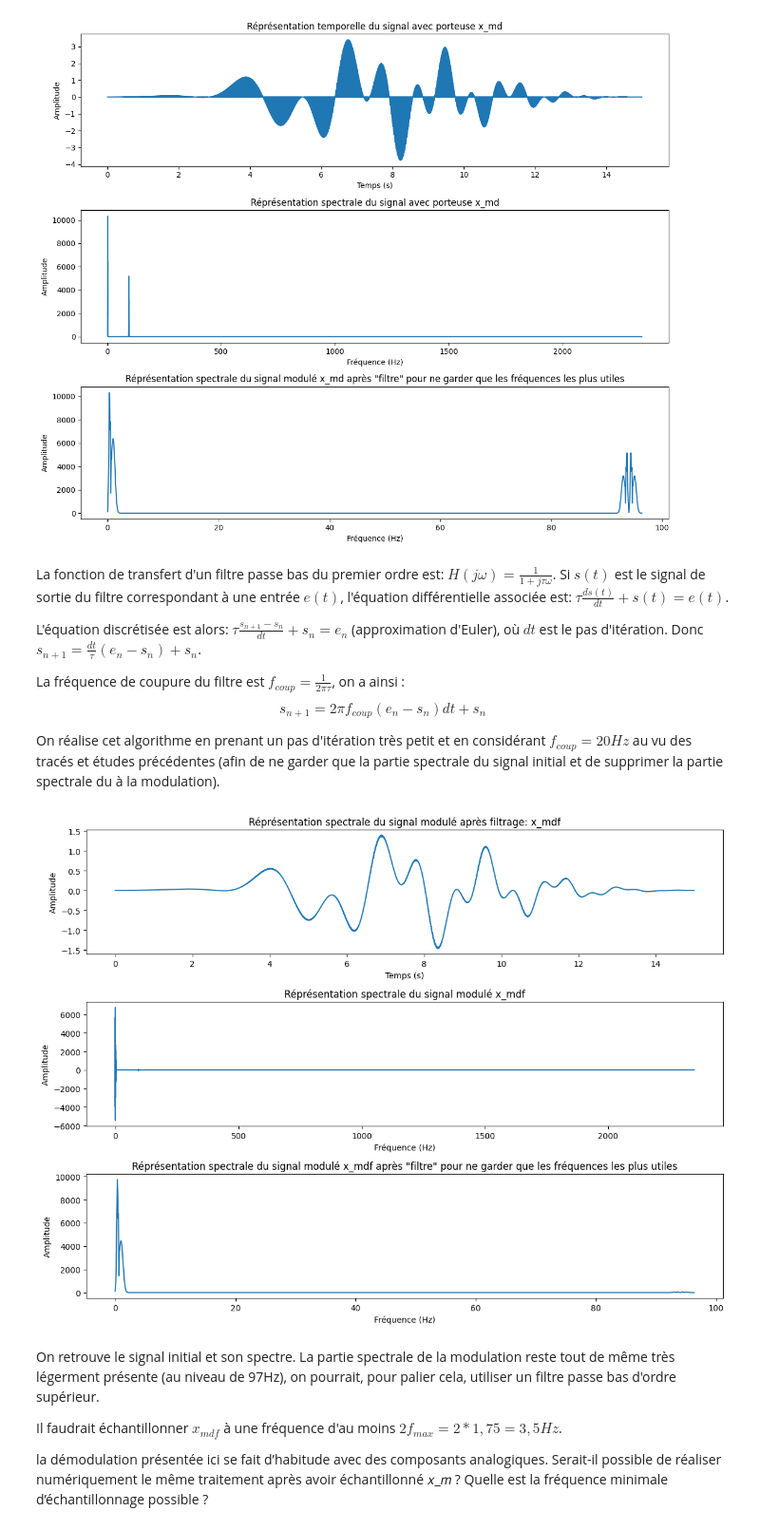
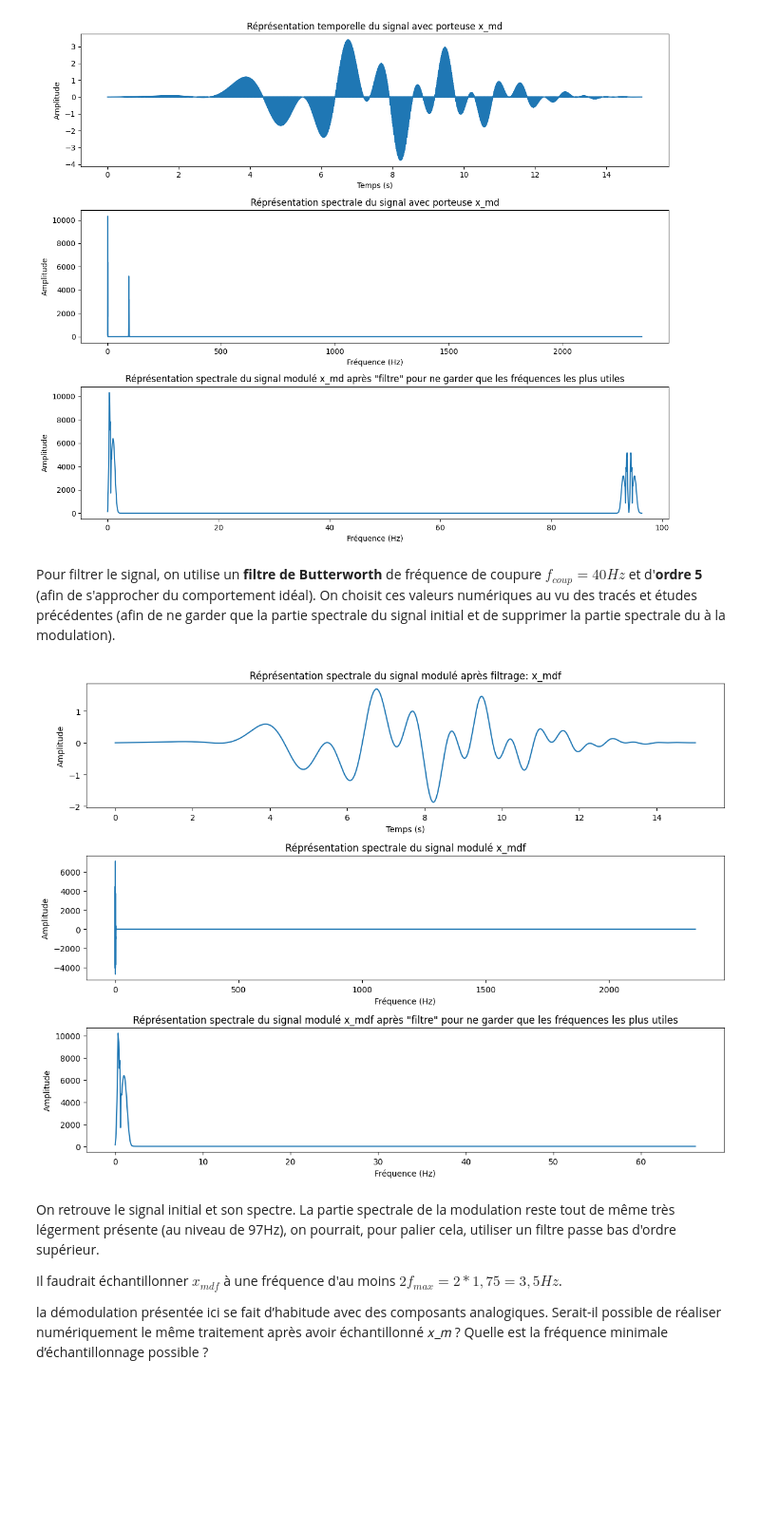
Before and after one commit to TomSchippke/PROJETS_S2, a Jupyter notebook: Mini_Projet_LAGARDE_SCHIPPKE.ipynb, the cells around one changed output. Shown at 95% size. Cells and saved outputs as stored; diff of their text form; code cells hidden in the pictures; blank space fills up the shorter version.

```diff
--- a/Mini_Projet_LAGARDE_SCHIPPKE.ipynb
+++ b/Mini_Projet_LAGARDE_SCHIPPKE.ipynb
@@ -439,29 +428,18 @@ plt.tight_layout()
 plt.show()
 # %% [output]
 [figure]
-# %% [markdown]
-La fonction de transfert d'un filtre passe bas du premier ordre est: $H(j \omega)=\frac{1}{1+j\tau \omega}$. Si $s(t)$ est le signal de sortie du filtre correspondant à une entrée $e(t)$, l'équation différentielle associée est: $\tau \frac{ds(t)}{dt} + s(t) = e(t)$.
-
-L'équation discrétisée est alors: $\tau \frac{s_{n+1}-s_{n}}{dt} + s_n = e_n$ (approximation d'Euler), où $dt$ est le pas d'itération. Donc $s_{n+1}= \frac{dt}{\tau}(e_n - s_n) +s_n$.
-
-La fréquence de coupure du filtre est $ f_{coup}=\frac{1}{2    \pi \tau}$, on a ainsi :
- $$s_{n+1}= 2 \pi f_{coup}(e_n - s_n)dt  +s_n$$
-
-On réalise cet algorithme en prenant un pas d'itération très petit et en considérant $f_{coup}= 20Hz$ au vu des tracés et études précédentes (afin de ne garder que la partie spectrale du signal initial et de supprimer la partie spectrale du à la modulation).
+# %% [markdown]
+Pour filtrer le signal, on utilise un **filtre de Butterworth** de fréquence de coupure **$f_{coup}= 40Hz$** et d'**ordre 5** (afin de s'approcher du comportement idéal). On choisit ces valeurs numériques au vu des tracés et études précédentes (afin de ne garder que la partie spectrale du signal initial et de supprimer la partie spectrale du à la modulation).
 # %%
 #filtre passe bas de fréquence de coupure: HZ
 
 N_md=len(x_md)
 dt=1e-5
-f_coup=20
+f_coup=40
 
 
-x_mdf=np.zeros(N_md)
-x_mdf[0]=0 #on prend comme valeur initiale 0 (cf début du sujet)
-for i in range(1,N_md):
-    x_mdf[i]=dt*2*np.pi*f_coup*(x_md[i-1] - x_mdf[i-1]) + x_mdf[i-1]
-
-
+num_low,den_low=sig.butter(5,f_coup,btype='lowpass',fs=1/dt)
+x_mdf=sig.filtfilt(num_low,den_low,x_md)
 
 
 #Représentation temporelle du signal
@@ -470,34 +448,34 @@ plt.figure(figsize=(12, 9))
 plt.subplot(3, 1, 1)
 plt.plot(t,x_mdf)
 plt.xlabel('Temps (s)')
 plt.ylabel('Amplitude')
 plt.title('Réprésentation spectrale du signal modulé après filtrage: x_mdf')
 
 
 X_mdf=np.fft.fft(x_mdf)
 freq=np.fft.fftfreq(N, d=1/finfty)
 
 plt.subplot(3, 1, 2)
 plt.plot(freq[:N//2],X_mdf[:N//2])
 plt.xlabel('Fréquence (Hz)')
 plt.ylabel('Amplitude')
 plt.title('Réprésentation spectrale du signal modulé x_mdf')
 
 indice_à_garder = np.abs(X_mdf) > 0.01
 X_mdf_tild=X_mdf[indice_à_garder]
 freq_tild=freq[indice_à_garder]
 
 plt.subplot(3, 1, 3)
 
 plt.plot(freq_tild[freq_tild>=0],np.abs(X_mdf_tild[freq_tild>=0]))
 plt.xlabel('Fréquence (Hz)')
 plt.ylabel('Amplitude')
 plt.title('Réprésentation spectrale du signal modulé x_mdf après "filtre" pour ne garder que les fréquences les plus utiles')
 
 plt.tight_layout()
 plt.show()
 # %% [output]
-[figure, old version]
+[figure, new version]
 # %% [markdown]
 On retrouve le signal initial et son spectre. La partie spectrale de la modulation reste tout de même très légerment présente (au niveau de 97Hz), on pourrait, pour palier cela, utiliser un filtre passe bas d'ordre supérieur.
 
```
Also changed, not shown: parts of 5 cells of this notebook, 1 other file.
